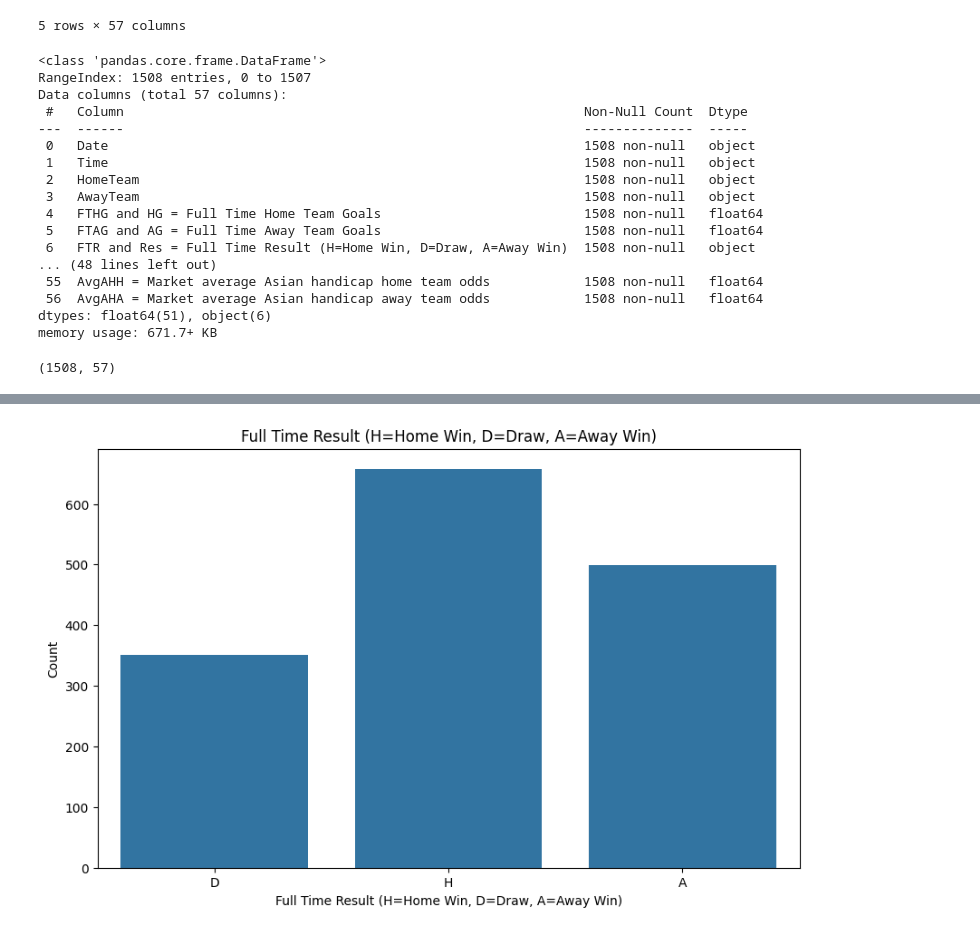
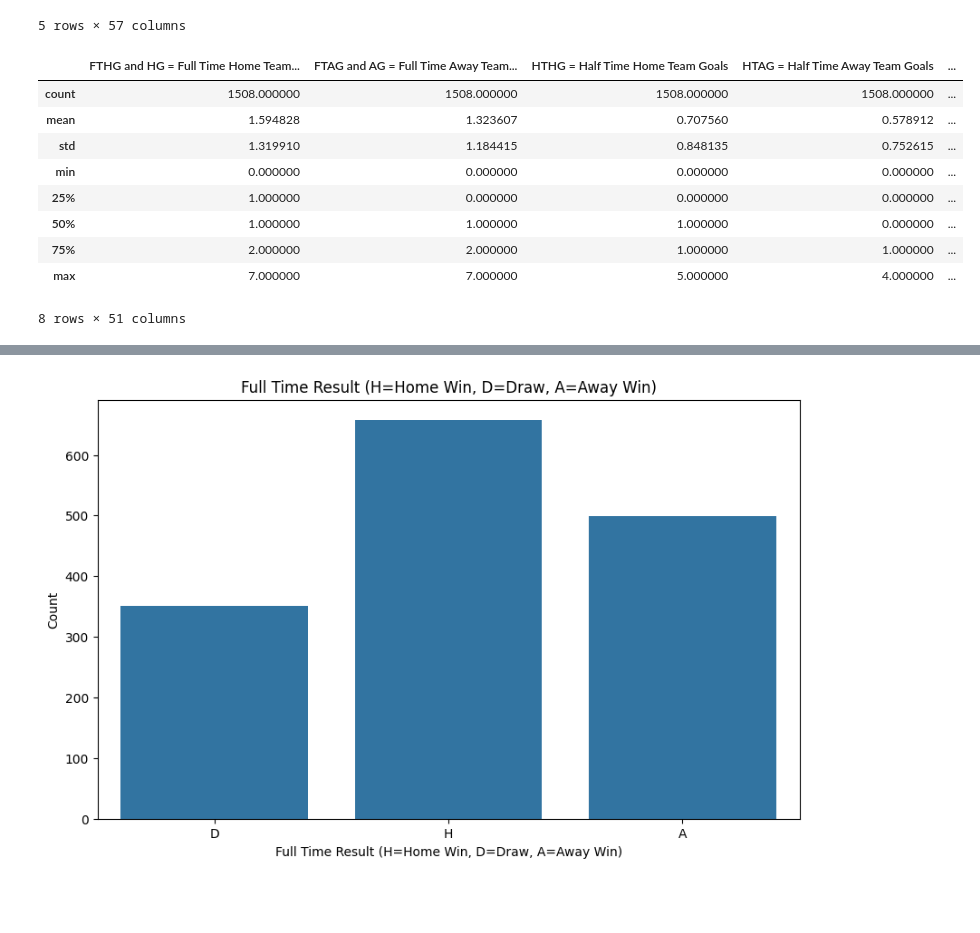
Before and after one commit to mstfgul/BetPredictionProject, a Jupyter notebook: visualizations/data_analysis_model_training_1.ipynb, the cells around one changed output, grey strips where cells are left out. Saved outputs shown, nothing was run; the diff lists cells and outputs as text; code cells hidden in the pictures; blank space fills up the shorter version.

```diff
--- a/visualizations/data_analysis_model_training_1.ipynb
+++ b/visualizations/data_analysis_model_training_1.ipynb
@@ -81,26 +81,15 @@ df_clean.head()
 # %%
 # General statistics
 
 df_clean.describe()
-df_clean.info()
-df_clean.columns
-df_clean.shape
 # %% [output]
+|  | FTHG and HG = Full Time Home Team... | FTAG and AG = Full Time Away Team... | HTHG = Half Time Home Team Goals | HTAG = Half Time Away Team Goals | ... |
+| count | 1508.000000 | 1508.000000 | 1508.000000 | 1508.000000 | ... |
+| mean | 1.594828 | 1.323607 | 0.707560 | 0.578912 | ... |
+| std | 1.319910 | 1.184415 | 0.848135 | 0.752615 | ... |
+| min | 0.000000 | 0.000000 | 0.000000 | 0.000000 | ... |
+| 25% | 1.000000 | 0.000000 | 0.000000 | 0.000000 | ... |
+| 50% | 1.000000 | 1.000000 | 1.000000 | 0.000000 | ... |
+| 75% | 2.000000 | 2.000000 | 1.000000 | 1.000000 | ... |
+| max | 7.000000 | 7.000000 | 5.000000 | 4.000000 | ... |
-<class 'pandas.core.frame.DataFrame'>
-RangeIndex: 1508 entries, 0 to 1507
-Data columns (total 57 columns):
- #   Column                                                           Non-Null Count  Dtype
----  ------                                                           --------------  -----
- 0   Date                                                             1508 non-null   object
- 1   Time                                                             1508 non-null   object
- 2   HomeTeam                                                         1508 non-null   object
- 3   AwayTeam                                                         1508 non-null   object
- 4   FTHG and HG = Full Time Home Team Goals                          1508 non-null   float64
- 5   FTAG and AG = Full Time Away Team Goals                          1508 non-null   float64
- 6   FTR and Res = Full Time Result (H=Home Win, D=Draw, A=Away Win)  1508 non-null   object
-... (48 lines left out)
- 55  AvgAHH = Market average Asian handicap home team odds            1508 non-null   float64
- 56  AvgAHA = Market average Asian handicap away team odds            1508 non-null   float64
-dtypes: float64(51), object(6)
-memory usage: 671.7+ KB
+8 rows × 51 columns
-(1508, 57)
```
Also changed, not shown: parts of 2 cells of this notebook, 3 other files.
